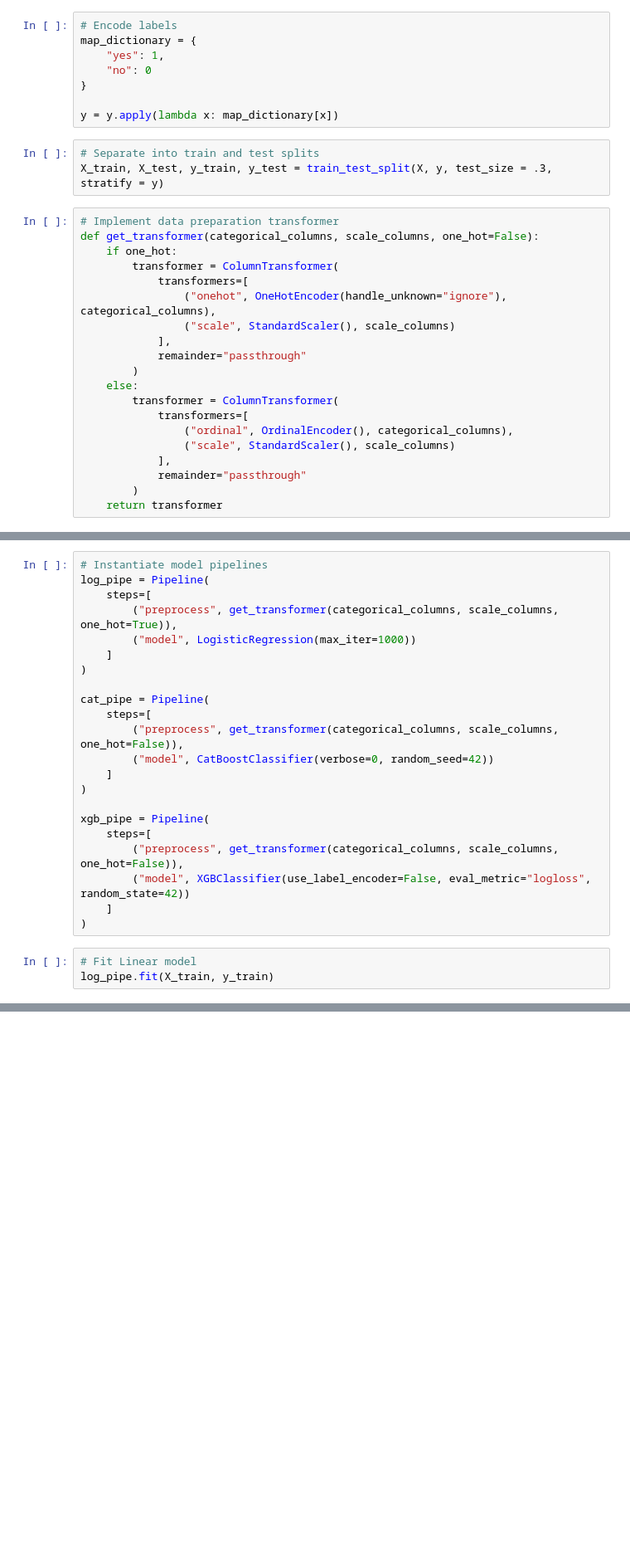
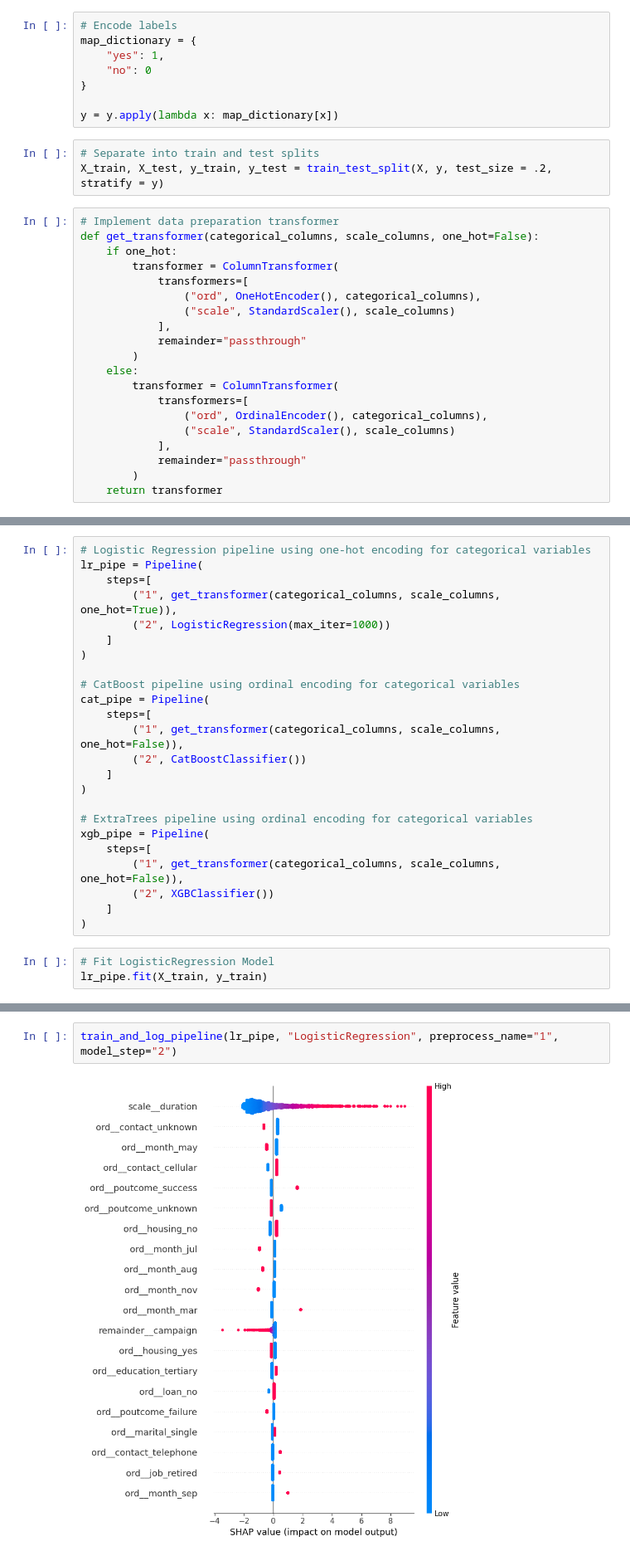
Before and after one commit to boiBASH/Elite-Bank-Project, a Jupyter notebook: Data_Transformation_and_Model_Training.ipynb, the cells around one changed output, grey strips where cells are left out. Shown at 83% size. Drawn from its saved outputs; the diff is of its cells as text; blank space fills up the shorter version.

```diff
--- a/Data_Transformation_and_Model_Training.ipynb
+++ b/Data_Transformation_and_Model_Training.ipynb
@@ -70,14 +69,14 @@ map_dictionary = {
 y = y.apply(lambda x: map_dictionary[x])
 # %%
 # Separate into train and test splits
-X_train, X_test, y_train, y_test = train_test_split(X, y, test_size = .3, stratify = y)
+X_train, X_test, y_train, y_test = train_test_split(X, y, test_size = .2, stratify = y)
 # %%
 # Implement data preparation transformer
 def get_transformer(categorical_columns, scale_columns, one_hot=False):
     if one_hot:
         transformer = ColumnTransformer(
             transformers=[
-                ("onehot", OneHotEncoder(handle_unknown="ignore"), categorical_columns),
+                ("ord", OneHotEncoder(), categorical_columns),
                 ("scale", StandardScaler(), scale_columns)
             ],
             remainder="passthrough"
@@ -85,7 +84,7 @@ def get_transformer(categorical_columns, scale_columns, one_hot=False):
     else:
         transformer = ColumnTransformer(
             transformers=[
-                ("ordinal", OrdinalEncoder(), categorical_columns),
+                ("ord", OrdinalEncoder(), categorical_columns),
                 ("scale", StandardScaler(), scale_columns)
             ],
             remainder="passthrough"
@@ -94,28 +106,30 @@ def get_transformer(categorical_columns, scale_columns, one_hot=False):
 # %%
-# Instantiate model pipelines
-log_pipe = Pipeline(
+# Logistic Regression pipeline using one-hot encoding for categorical variables
+lr_pipe = Pipeline(
     steps=[
-        ("preprocess", get_transformer(categorical_columns, scale_columns, one_hot=True)),
-        ("model", LogisticRegression(max_iter=1000))
+        ("1", get_transformer(categorical_columns, scale_columns, one_hot=True)),
+        ("2", LogisticRegression(max_iter=1000))
     ]
 )
 
+# CatBoost pipeline using ordinal encoding for categorical variables
 cat_pipe = Pipeline(
     steps=[
-        ("preprocess", get_transformer(categorical_columns, scale_columns, one_hot=False)),
-        ("model", CatBoostClassifier(verbose=0, random_seed=42))
+        ("1", get_transformer(categorical_columns, scale_columns, one_hot=False)),
+        ("2", CatBoostClassifier())
     ]
 )
 
+# ExtraTrees pipeline using ordinal encoding for categorical variables
 xgb_pipe = Pipeline(
     steps=[
-        ("preprocess", get_transformer(categorical_columns, scale_columns, one_hot=False)),
-        ("model", XGBClassifier(use_label_encoder=False, eval_metric="logloss", random_state=42))
+        ("1", get_transformer(categorical_columns, scale_columns, one_hot=False)),
+        ("2", XGBClassifier())
     ]
 )
 # %%
-# Fit Linear model
-log_pipe.fit(X_train, y_train)
+# Fit LogisticRegression Model
+lr_pipe.fit(X_train, y_train)
 # %% [output]
 The format of the columns of the 'remainder' transformer in ColumnTransformer.transformers_ will change in version 1.7 to match the format of the other transformers.
 At the moment the remainder columns are stored as indices (of type int). With the same ColumnTransformer configuration, in the future they will be stored as column names (of type str).
@@ -272,0 +301,4 @@ Successfully installed pydeck-0.9.1 streamlit-1.43.1 watchdog-6.0.0
+# %%
+train_and_log_pipeline(lr_pipe, "LogisticRegression", preprocess_name="1", model_step="2")
+# %% [output]
+[figure, added]
```
Also changed, not shown: parts of 20 cells of this notebook.
